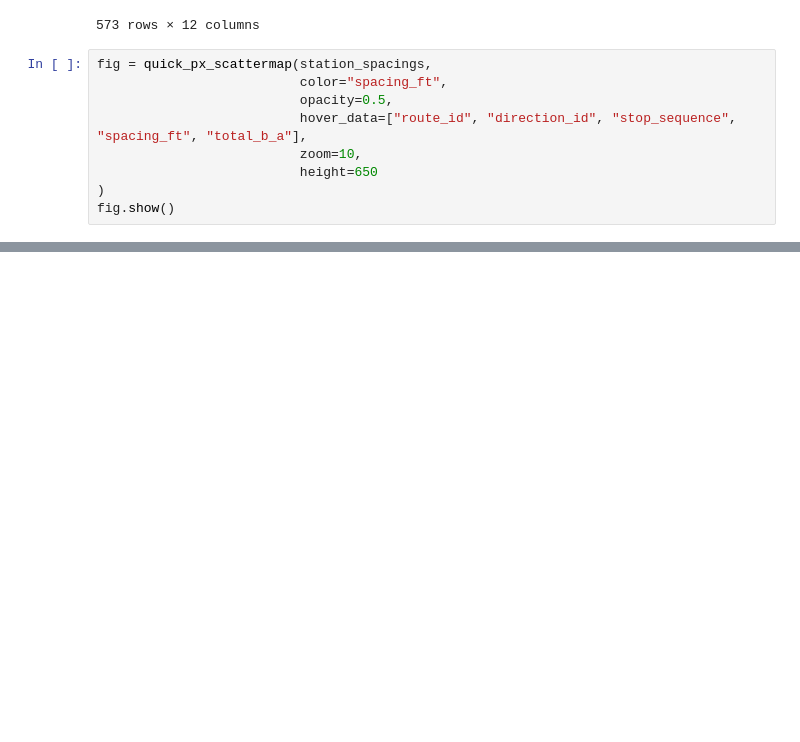
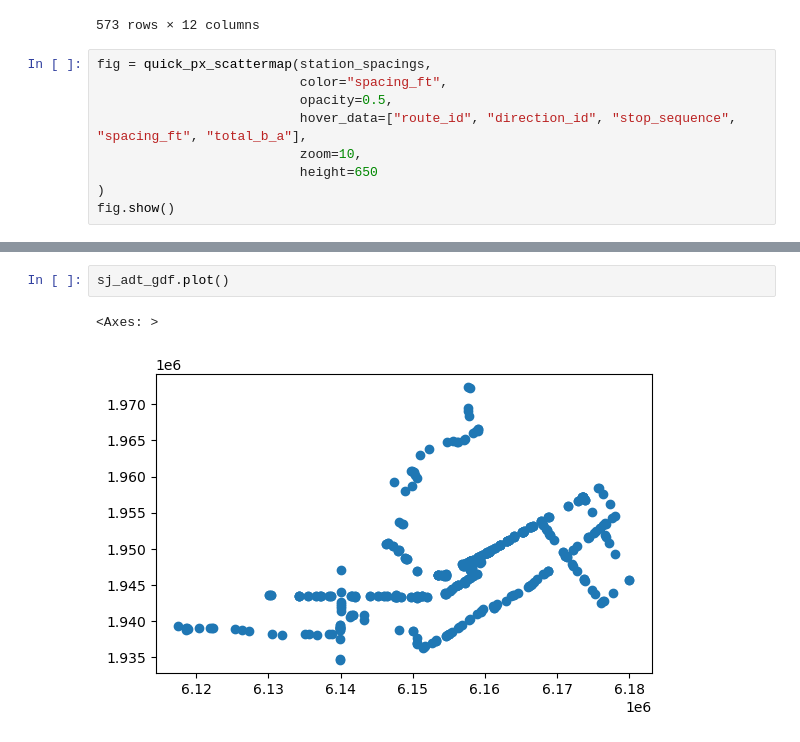
Before and after one commit to ArcherGu22/VTA-Transit-Delays, a Jupyter notebook: scripts/04_regression_models.ipynb, the cells around one changed output, grey strips where cells are left out. Saved outputs shown, nothing was run; the diff lists cells and outputs as text; blank space fills up the shorter version.

```diff
--- a/scripts/04_regression_models.ipynb
+++ b/scripts/04_regression_models.ipynb
@@ -182 +185,6 @@ sj_adt
 494 rows × 14 columns
+# %%
+sj_adt_gdf.plot()
+# %% [output]
+<Axes: >
+[figure, added]
```
Also changed, not shown: parts of 6 cells of this notebook.
